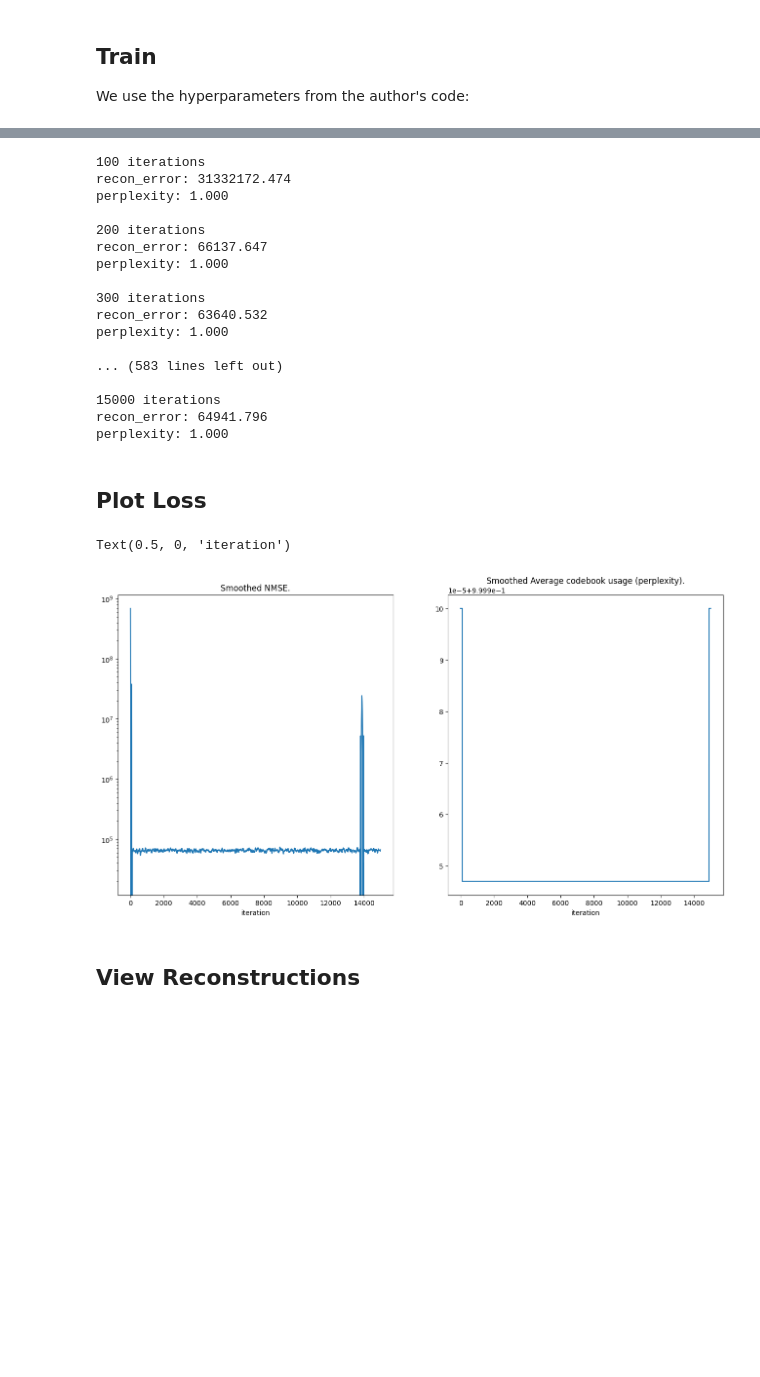
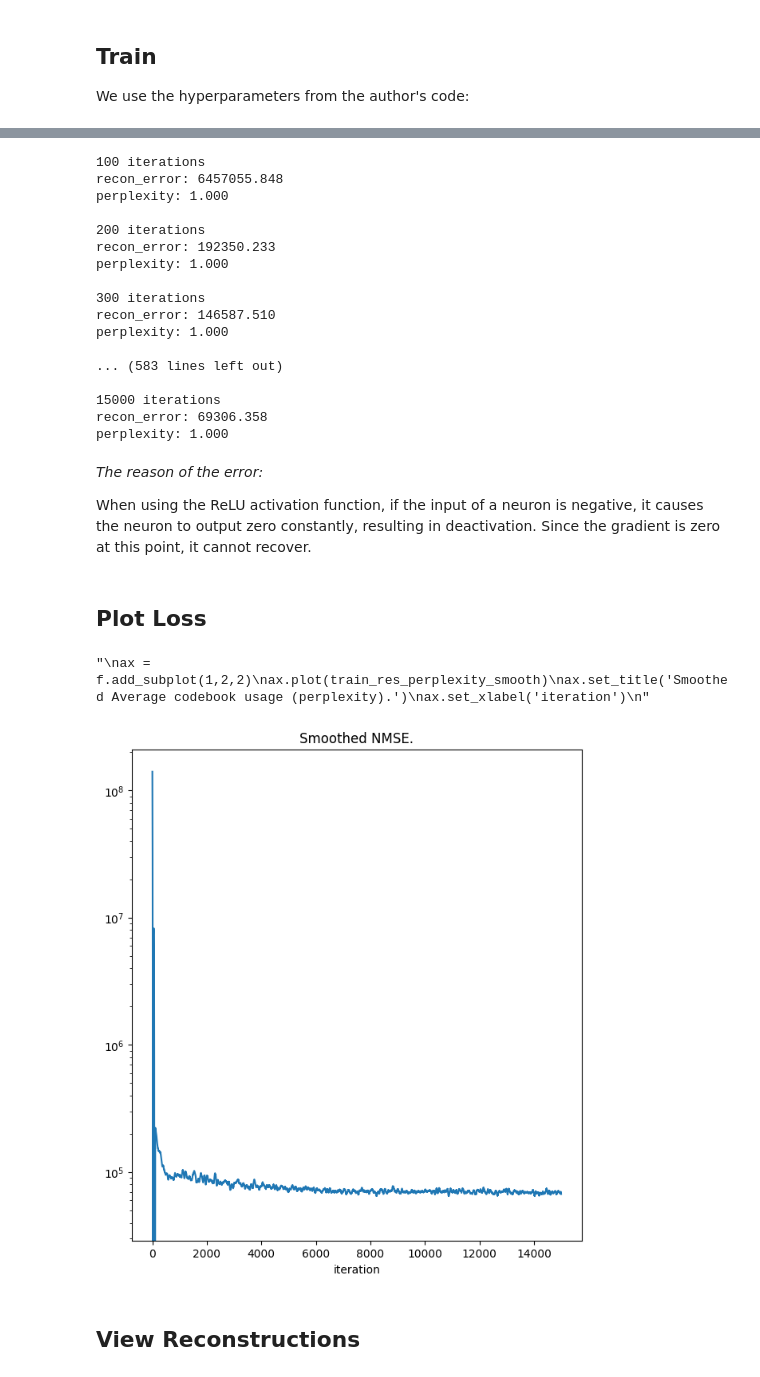
Before and after one commit to Ryan0v0/nninn, a Jupyter notebook: vq_vae.ipynb, the cells around one changed output, grey strips where cells are left out. Saved outputs shown, nothing was run; the diff lists cells and outputs as text; code cells hidden in the pictures; blank space fills up the shorter version.

```diff
--- a/vq_vae.ipynb
+++ b/vq_vae.ipynb
@@ -15,6 +15,11 @@ class NeuralNetwork(nn.Module):
         self.fc1 = nn.Linear(10, 100)
         self.fc2 = nn.Linear(100, 100)
         self.fc3 = nn.Linear(100, 1)
+
+        # Initialize the weights to be non-negative
+        nn.init.uniform_(self.fc1.weight, a=0, b=1)
+        nn.init.uniform_(self.fc2.weight, a=0, b=1)
+        nn.init.uniform_(self.fc3.weight, a=0, b=1)
 
     def forward(self, x):
         x = torch.relu(self.fc1(x))
@@ -311,25 +274,43 @@ class Encoder(nn.Module):
         self._linear_1 = nn.Linear(in_channels*64, num_hiddens//2)
         self._linear_2 = nn.Linear(num_hiddens//2, num_hiddens)
 
+        '''
+        self._residual_stack = ResidualStack(in_channels=num_hiddens,
+                                             num_hiddens=num_hiddens,
+                                             num_residual_layers=num_residual_layers,
+                                             num_residual_hiddens=num_residual_hiddens)
+        '''
+
     def forward(self, inputs):
         x = self._linear_1(inputs.view(inputs.size(0), -1)) # x = self._linear_1(inputs)
         x = F.relu(x)
+
         x = self._linear_2(x)
         x = F.relu(x)
-        return x
+
+        return x # self._residual_stack(x)
 # %%
 class Decoder(nn.Module):
     def __init__(self, in_channels, num_hiddens, num_residual_layers, num_residual_hiddens):
         super(Decoder, self).__init__()
 
         self._linear_1 = nn.Linear(in_channels, num_hiddens)
+        '''
+        self._residual_stack = ResidualStack(in_channels=num_hiddens,
+                                             num_hiddens=num_hiddens,
+                                             num_residual_layers=num_residual_layers,
+                                             num_residual_hiddens=num_residual_hiddens)
+        '''
         self._linear_2 = nn.Linear(num_hiddens, num_hiddens//2)
 
     def forward(self, inputs):
         x = self._linear_1(inputs.view(inputs.size(0), -1)) # x = self._linear_1(inputs)
-        x = F.relu(x)
+
+        # x = self._residual_stack(x)
+
         x = self._linear_2(x)
         x = F.relu(x)
+
         return x
 # %% [markdown]
 ## Train
@@ -548,26 +524,31 @@ for i in xrange(num_training_updates):
     if (i+1) % 100 == 0:
         print('%d iterations' % (i+1))
         print('recon_error: %.3f' % np.mean(train_res_recon_error[-100:]))
-        print('perplexity: %.3f' % np.mean(train_res_perplexity[-100:]))
+        % print('perplexity: %.3f' % np.mean(train_res_perplexity[-100:]))
         print()
 # %% [output]
 100 iterations
-recon_error: 31332172.474
+recon_error: 6457055.848
 perplexity: 1.000
 
 200 iterations
-recon_error: 66137.647
+recon_error: 192350.233
 perplexity: 1.000
 
 300 iterations
-recon_error: 63640.532
+recon_error: 146587.510
 perplexity: 1.000
 
 ... (583 lines left out)
 
 15000 iterations
-recon_error: 64941.796
+recon_error: 69306.358
 perplexity: 1.000
+# %% [markdown]
+
+*The reason of the error:*
+
+When using the ReLU activation function, if the input of a neuron is negative, it causes the neuron to output zero constantly, resulting in deactivation. Since the gradient is zero at this point, it cannot recover.
 # %% [markdown]
 ## Plot Loss
 # %%
@@ -576,19 +557,20 @@ train_res_perplexity_smooth = savgol_filter(train_res_perplexity, 201, 7)
 # %%
 f = plt.figure(figsize=(16,8))
 ax = f.add_subplot(1,2,1)
 
 ax.plot(train_res_recon_error_smooth)
 ax.set_yscale('log')
 ax.set_title('Smoothed NMSE.')
 ax.set_xlabel('iteration')
-
+'''
 ax = f.add_subplot(1,2,2)
 ax.plot(train_res_perplexity_smooth)
 ax.set_title('Smoothed Average codebook usage (perplexity).')
 ax.set_xlabel('iteration')
+'''
 # %% [output]
-Text(0.5, 0, 'iteration')
+"\nax = f.add_subplot(1,2,2)\nax.plot(train_res_perplexity_smooth)\nax.set_title('Smoothed Average codebook usage (perplexity).')\nax.set_xlabel('iteration')\n"
-[figure, old version]
+[figure, new version]
 # %% [markdown]
 ## View Reconstructions
 # %%
```
Also changed, not shown: parts of 17 cells of this notebook.
